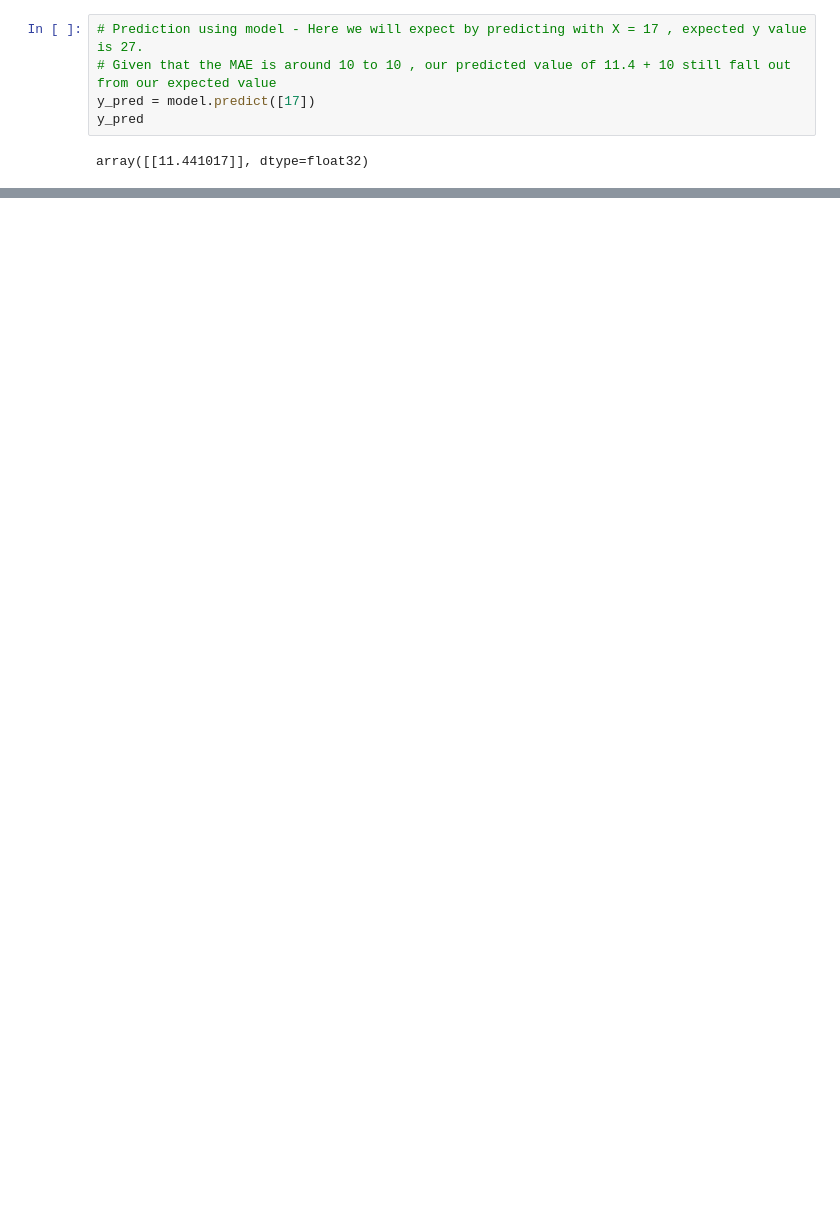
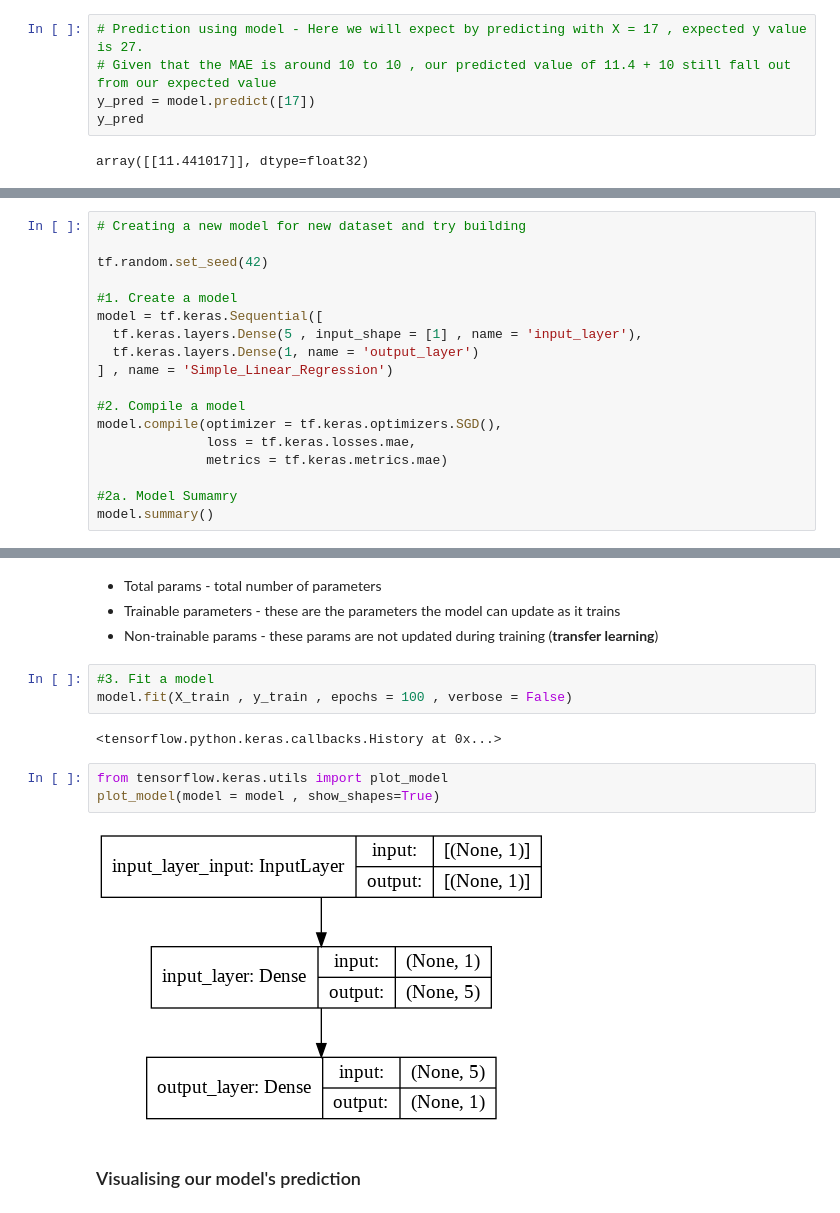
Before and after one commit to 86lekwenshiung/Neural-Network-with-Tensorflow, a Jupyter notebook: 01_Neural_Network_Regression_With_Tensorflow.ipynb, the cells around one changed output, grey strips where cells are left out. Drawn from its saved outputs; the diff is of its cells as text; blank space fills up the shorter version.

```diff
--- a/01_Neural_Network_Regression_With_Tensorflow.ipynb
+++ b/01_Neural_Network_Regression_With_Tensorflow.ipynb
@@ -148,0 +208,18 @@ array([[31.95852]], dtype=float32)
+# %%
+# Creating a new model for new dataset and try building
+
+tf.random.set_seed(42)
+
+#1. Create a model
+model = tf.keras.Sequential([
+  tf.keras.layers.Dense(5 , input_shape = [1] , name = 'input_layer'),
+  tf.keras.layers.Dense(1, name = 'output_layer')
+] , name = 'Simple_Linear_Regression')
+
+#2. Compile a model
+model.compile(optimizer = tf.keras.optimizers.SGD(),
+              loss = tf.keras.losses.mae,
+              metrics = tf.keras.metrics.mae)
+
+#2a. Model Sumamry
+model.summary()
@@ -148,0 +239,16 @@ array([[31.95852]], dtype=float32)
+# %% [markdown]
+* Total params - total number of parameters
+* Trainable parameters - these are the parameters the model can update as it trains
+* Non-trainable params - these params are not updated during training (**transfer learning**)
+# %%
+#3. Fit a model
+model.fit(X_train , y_train , epochs = 100 , verbose = False)
+# %% [output]
+<tensorflow.python.keras.callbacks.History at 0x...>
+# %%
+from tensorflow.keras.utils import plot_model
+plot_model(model = model , show_shapes=True)
+# %% [output]
+[figure, added]
+# %% [markdown]
+### Visualising our model's prediction
```
Also changed, not shown: parts of 16 cells of this notebook.
